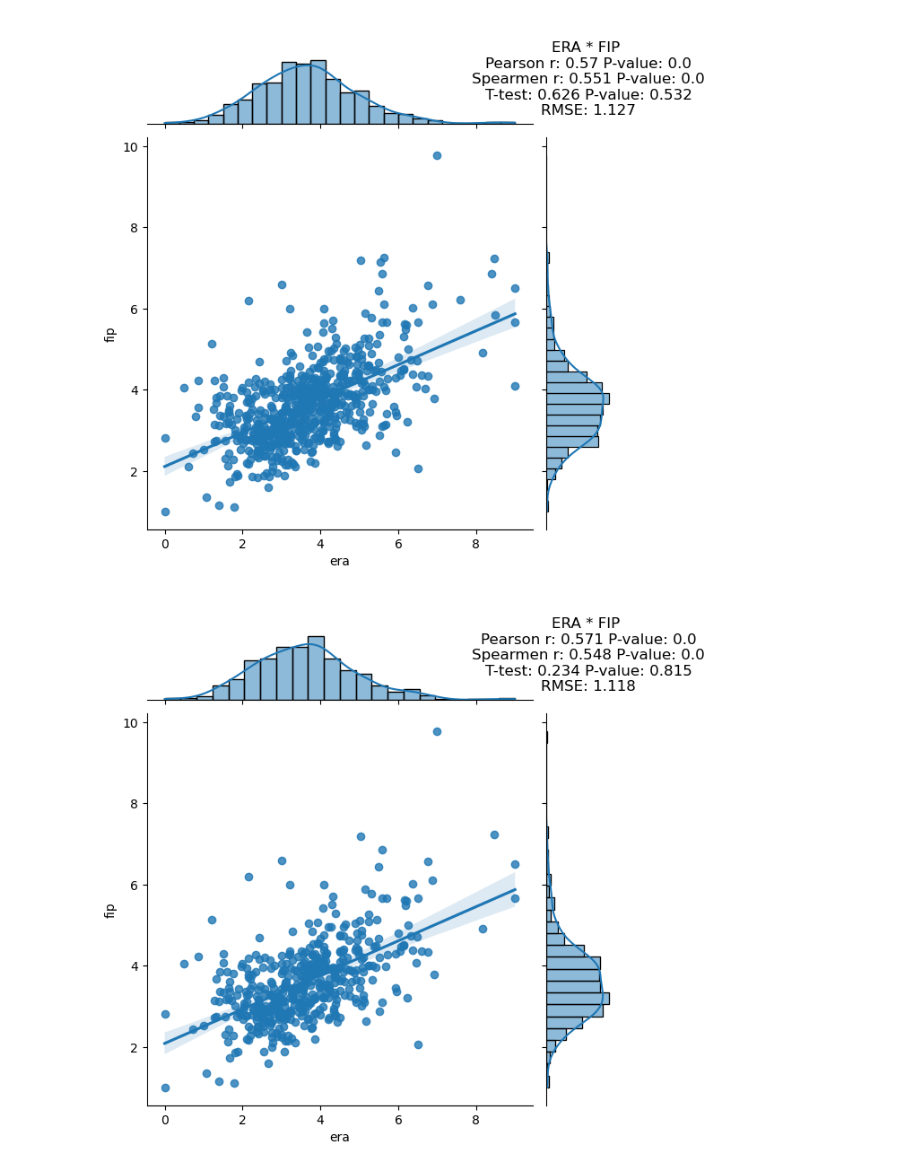
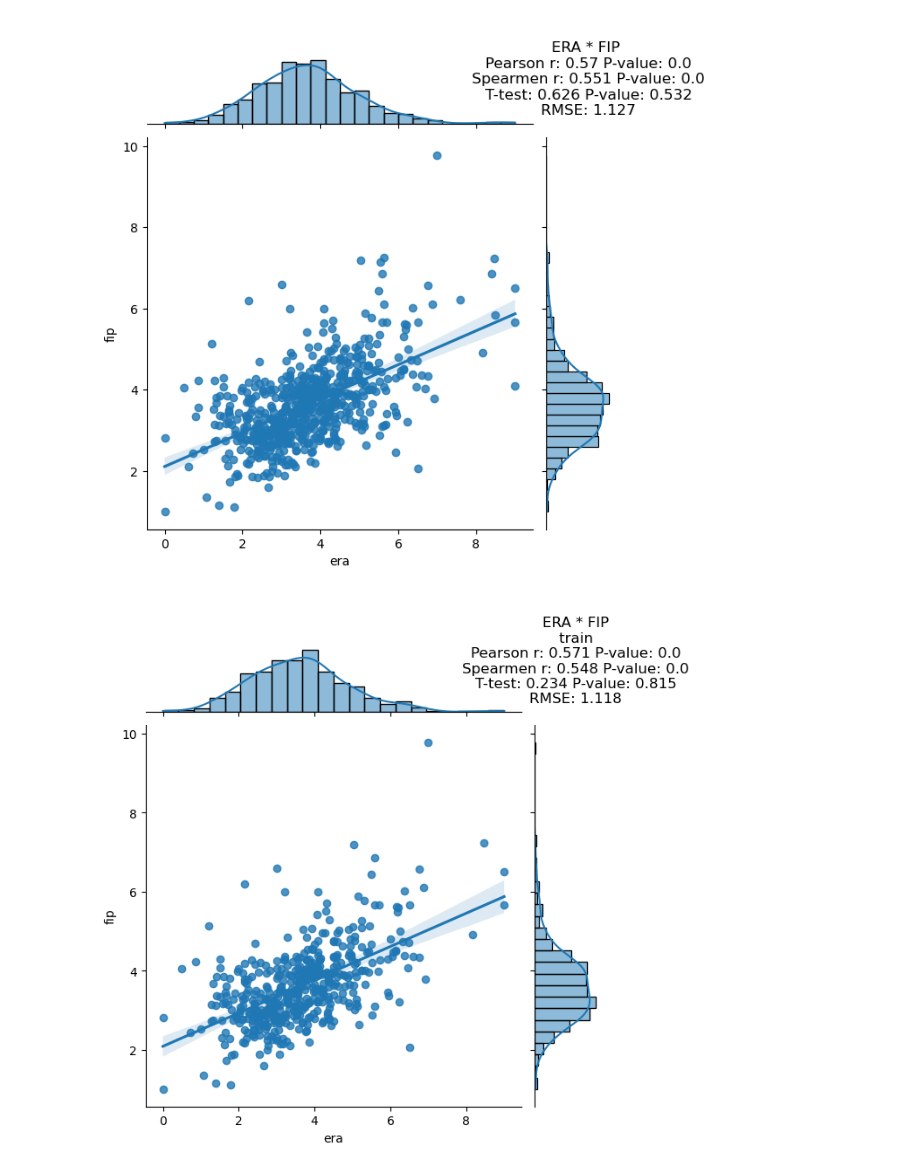
Before and after one commit to DerikVo/Baseball_analysis, a Jupyter notebook: code/BaseBall_general_analysis.ipynb, the cells around one changed output. Drawn from its saved outputs; the diff is of its cells as text; code cells hidden in the pictures.

```diff
--- a/code/BaseBall_general_analysis.ipynb
+++ b/code/BaseBall_general_analysis.ipynb
@@ -188,7 +188,7 @@ plt.show()
 # visualization
 # %%
 #fucntion to perform statistical analysis
-def make_corr(era):
+def make_corr(era, super_title = ''):
 
     #product moment correlation
     r = pearsonr(era['era'], era['fip'])
@@ -206,6 +206,7 @@ def make_corr(era):
     rmse= mean_squared_error(era['era'],era['fip'])**.5
     title= f"""
     ERA * FIP
+    {super_title}
     Pearson r: {round(r[0],3)} P-value: {round(r[-1],3)}
     Spearmen r: {round(sr[0],3)} P-value: {round(sr[-1],3)}
     T-test: {round(t[0],3)} P-value: {round(t[1],3)}
@@ -222,7 +223,7 @@ make_corr(era)
 #using traintset split instead of manually splitting
 train, test = train_test_split(era,random_state=42)
 # %%
-make_corr(train)
+make_corr(train, 'train')
 # %% [output]
-[figure, old version]
+[figure, new version]
 # %%
```
Also changed, not shown: parts of 9 cells of this notebook.
